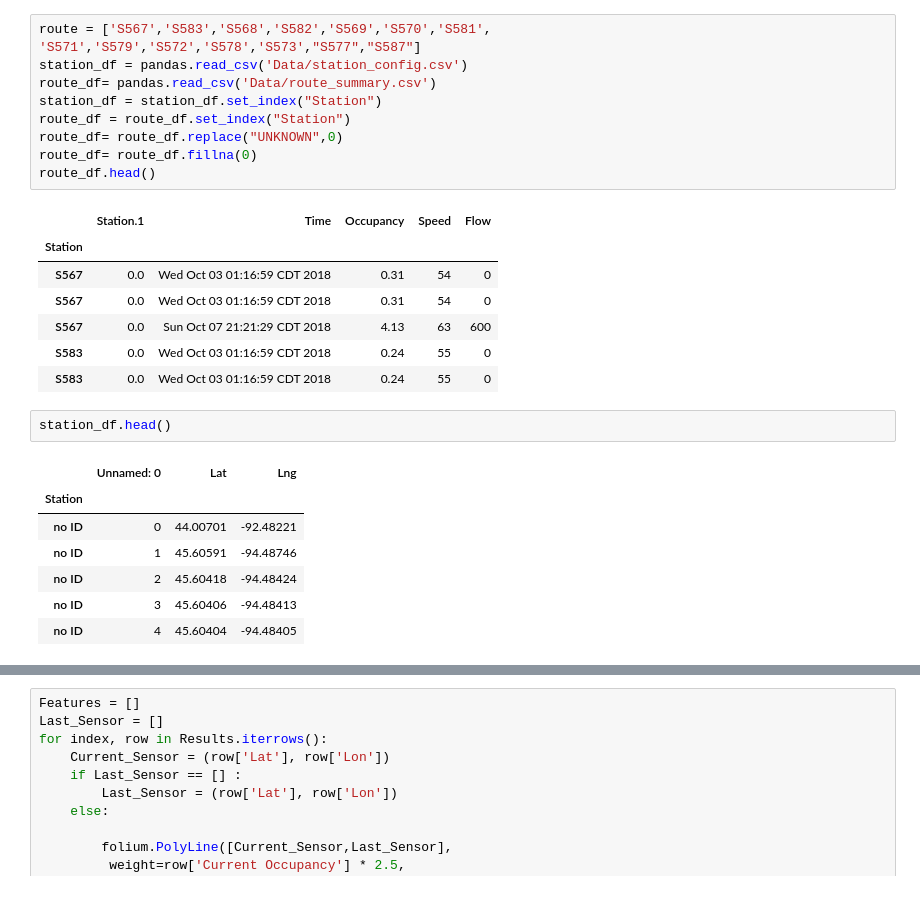
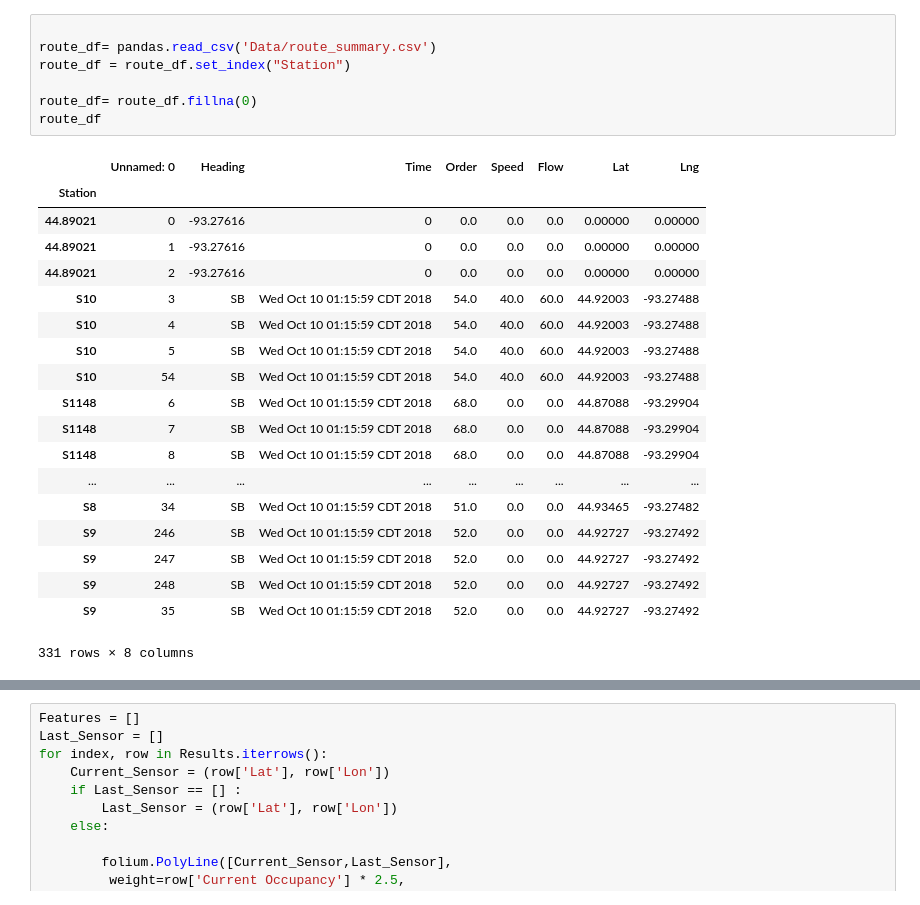
Before and after one commit to Dkreitzer/Team_streprogen_Project1, a Jupyter notebook: Visualization.ipynb, the cells around one changed output, grey strips where cells are left out. Cells and saved outputs as stored; diff of their text form.

Commit message:
More attempts to clean Route Summary

```diff
--- a/Visualization.ipynb
+++ b/Visualization.ipynb
@@ -12,29 +10,28 @@ ModuleNotFoundError: No module named 'folium'
 # %%
-route = ['S567','S583','S568','S582','S569','S570','S581',
-'S571','S579','S572','S578','S573',"S577","S587"]
-station_df = pandas.read_csv('Data/station_config.csv')
+
 route_df= pandas.read_csv('Data/route_summary.csv')
-station_df = station_df.set_index("Station")
 route_df = route_df.set_index("Station")
-route_df= route_df.replace("UNKNOWN",0)
+
 route_df= route_df.fillna(0)
-route_df.head()
+route_df
 # %% [output]
-|  | Station.1 | Time | Occupancy | Speed | Flow |
-| Station |  |  |  |  |  |
-| S567 | 0.0 | Wed Oct 03 01:16:59 CDT 2018 | 0.31 | 54 | 0 |
-| S567 | 0.0 | Wed Oct 03 01:16:59 CDT 2018 | 0.31 | 54 | 0 |
-| S567 | 0.0 | Sun Oct 07 21:21:29 CDT 2018 | 4.13 | 63 | 600 |
-| S583 | 0.0 | Wed Oct 03 01:16:59 CDT 2018 | 0.24 | 55 | 0 |
-| S583 | 0.0 | Wed Oct 03 01:16:59 CDT 2018 | 0.24 | 55 | 0 |
+|  | Unnamed: 0 | Heading | Time | Order | Speed | Flow | Lat | Lng |
+| Station |  |  |  |  |  |  |  |  |
+| 44.89021 | 0 | -93.27616 | 0 | 0.0 | 0.0 | 0.0 | 0.00000 | 0.00000 |
+| 44.89021 | 1 | -93.27616 | 0 | 0.0 | 0.0 | 0.0 | 0.00000 | 0.00000 |
+| 44.89021 | 2 | -93.27616 | 0 | 0.0 | 0.0 | 0.0 | 0.00000 | 0.00000 |
+| S10 | 3 | SB | Wed Oct 10 01:15:59 CDT 2018 | 54.0 | 40.0 | 60.0 | 44.92003 | -93.27488 |
+| S10 | 4 | SB | Wed Oct 10 01:15:59 CDT 2018 | 54.0 | 40.0 | 60.0 | 44.92003 | -93.27488 |
+| S10 | 5 | SB | Wed Oct 10 01:15:59 CDT 2018 | 54.0 | 40.0 | 60.0 | 44.92003 | -93.27488 |
+| S10 | 54 | SB | Wed Oct 10 01:15:59 CDT 2018 | 54.0 | 40.0 | 60.0 | 44.92003 | -93.27488 |
+| S1148 | 6 | SB | Wed Oct 10 01:15:59 CDT 2018 | 68.0 | 0.0 | 0.0 | 44.87088 | -93.29904 |
+| S1148 | 7 | SB | Wed Oct 10 01:15:59 CDT 2018 | 68.0 | 0.0 | 0.0 | 44.87088 | -93.29904 |
+| S1148 | 8 | SB | Wed Oct 10 01:15:59 CDT 2018 | 68.0 | 0.0 | 0.0 | 44.87088 | -93.29904 |
+| ... | ... | ... | ... | ... | ... | ... | ... | ... |
+| S8 | 34 | SB | Wed Oct 10 01:15:59 CDT 2018 | 51.0 | 0.0 | 0.0 | 44.93465 | -93.27482 |
+| S9 | 246 | SB | Wed Oct 10 01:15:59 CDT 2018 | 52.0 | 0.0 | 0.0 | 44.92727 | -93.27492 |
+| S9 | 247 | SB | Wed Oct 10 01:15:59 CDT 2018 | 52.0 | 0.0 | 0.0 | 44.92727 | -93.27492 |
+| S9 | 248 | SB | Wed Oct 10 01:15:59 CDT 2018 | 52.0 | 0.0 | 0.0 | 44.92727 | -93.27492 |
+| S9 | 35 | SB | Wed Oct 10 01:15:59 CDT 2018 | 52.0 | 0.0 | 0.0 | 44.92727 | -93.27492 |
+331 rows × 8 columns
-# %%
-station_df.head()
-# %% [output]
-|  | Unnamed: 0 | Lat | Lng |
-| Station |  |  |  |
-| no ID | 0 | 44.00701 | -92.48221 |
-| no ID | 1 | 45.60591 | -94.48746 |
-| no ID | 2 | 45.60418 | -94.48424 |
-| no ID | 3 | 45.60406 | -94.48413 |
-| no ID | 4 | 45.60404 | -94.48405 |
 # %%
```
Also changed, not shown: parts of 7 cells of this notebook, 2 other files.
